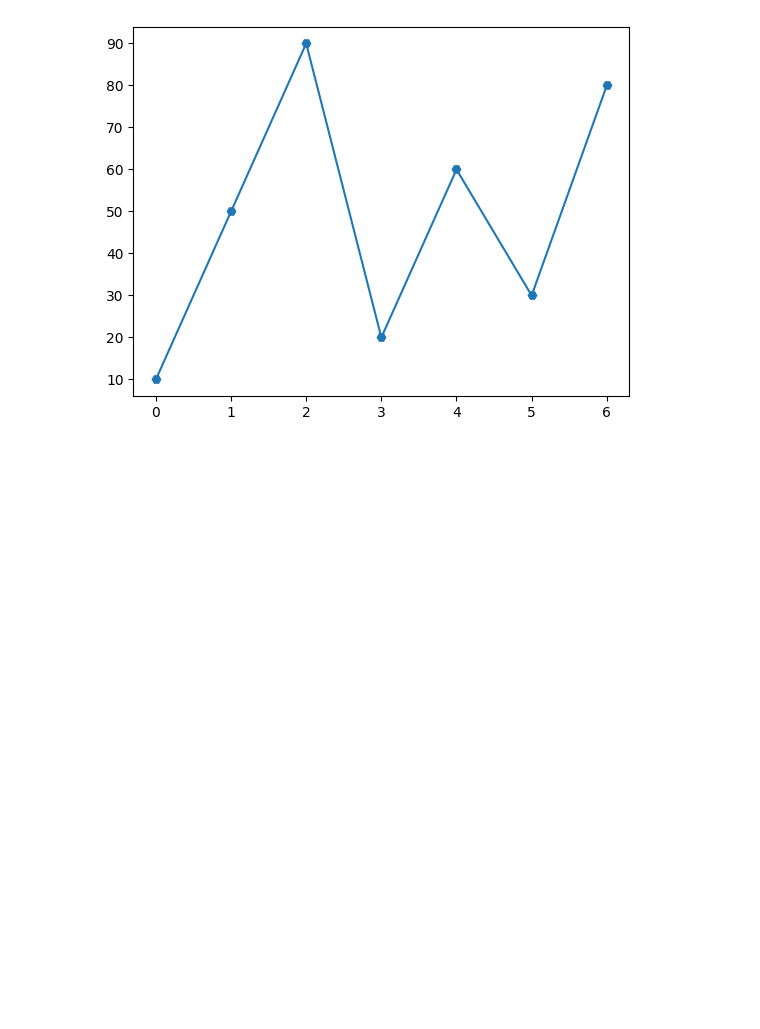
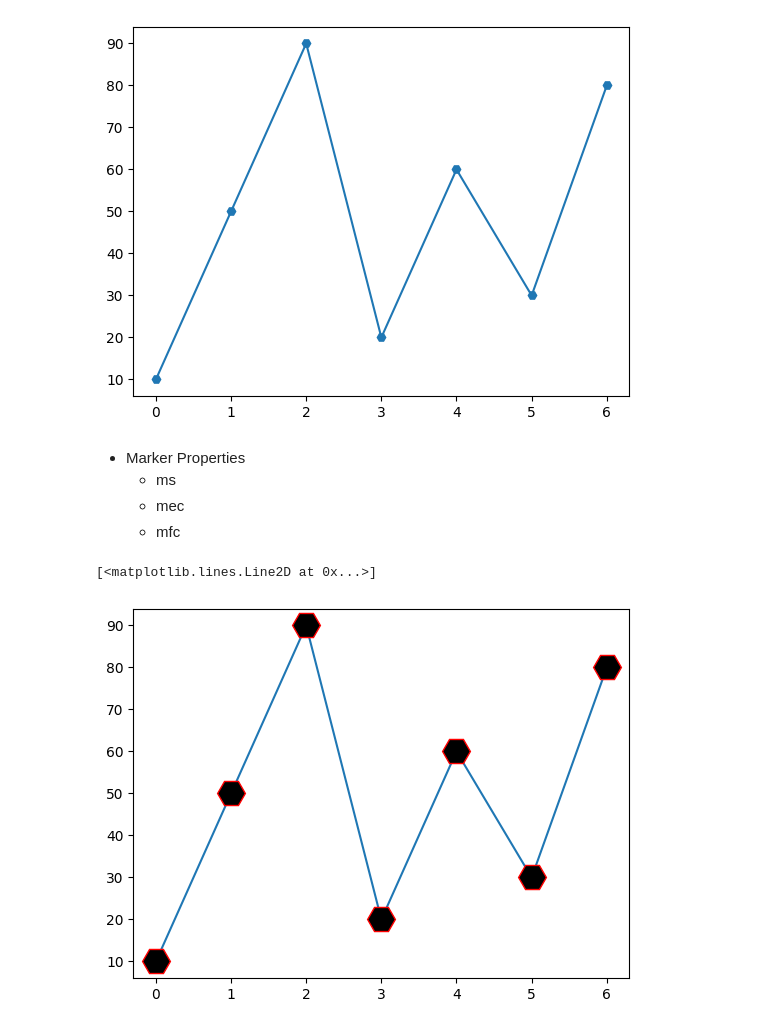
Before and after one commit to abidkk/Matplotlib-Python, a Jupyter notebook: plot2.ipynb, the cells around one changed output. Saved outputs shown, nothing was run; the diff lists cells and outputs as text; code cells hidden in the pictures; blank space fills up the shorter version.

Commit message:
marker properties

```diff
--- a/plot2.ipynb
+++ b/plot2.ipynb
@@ -47,3 +47,13 @@ plt.plot(s, marker='H')
 # %% [output]
 [<matplotlib.lines.Line2D at 0x...>]
 [figure]
+# %% [markdown]
+- Marker Properties
+    - ms
+    - mec
+    - mfc
+# %%
+plt.plot(s, marker='H', ms=20, mec='r', mfc='black')
+# %% [output]
+[<matplotlib.lines.Line2D at 0x...>]
+[figure, added]
```
